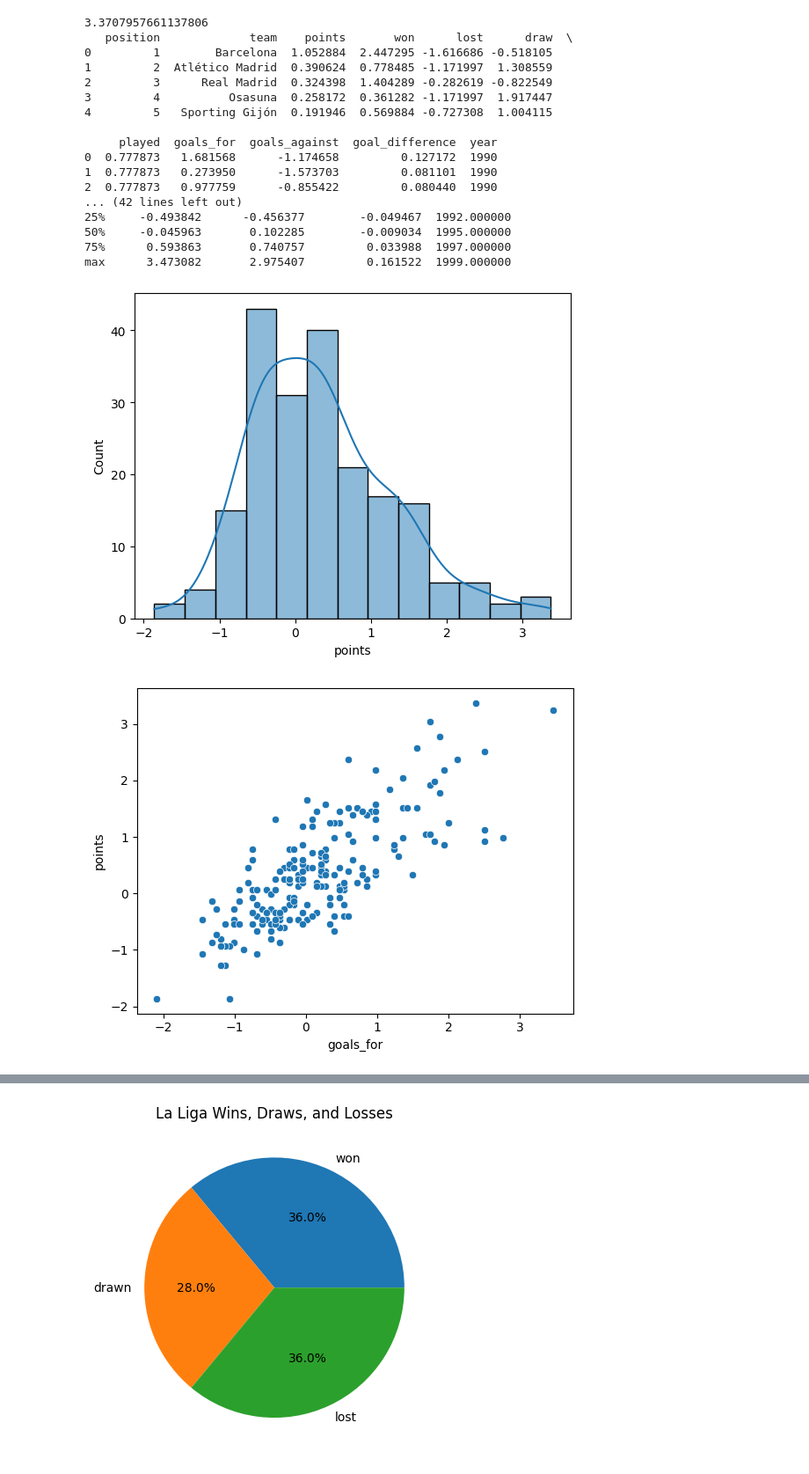
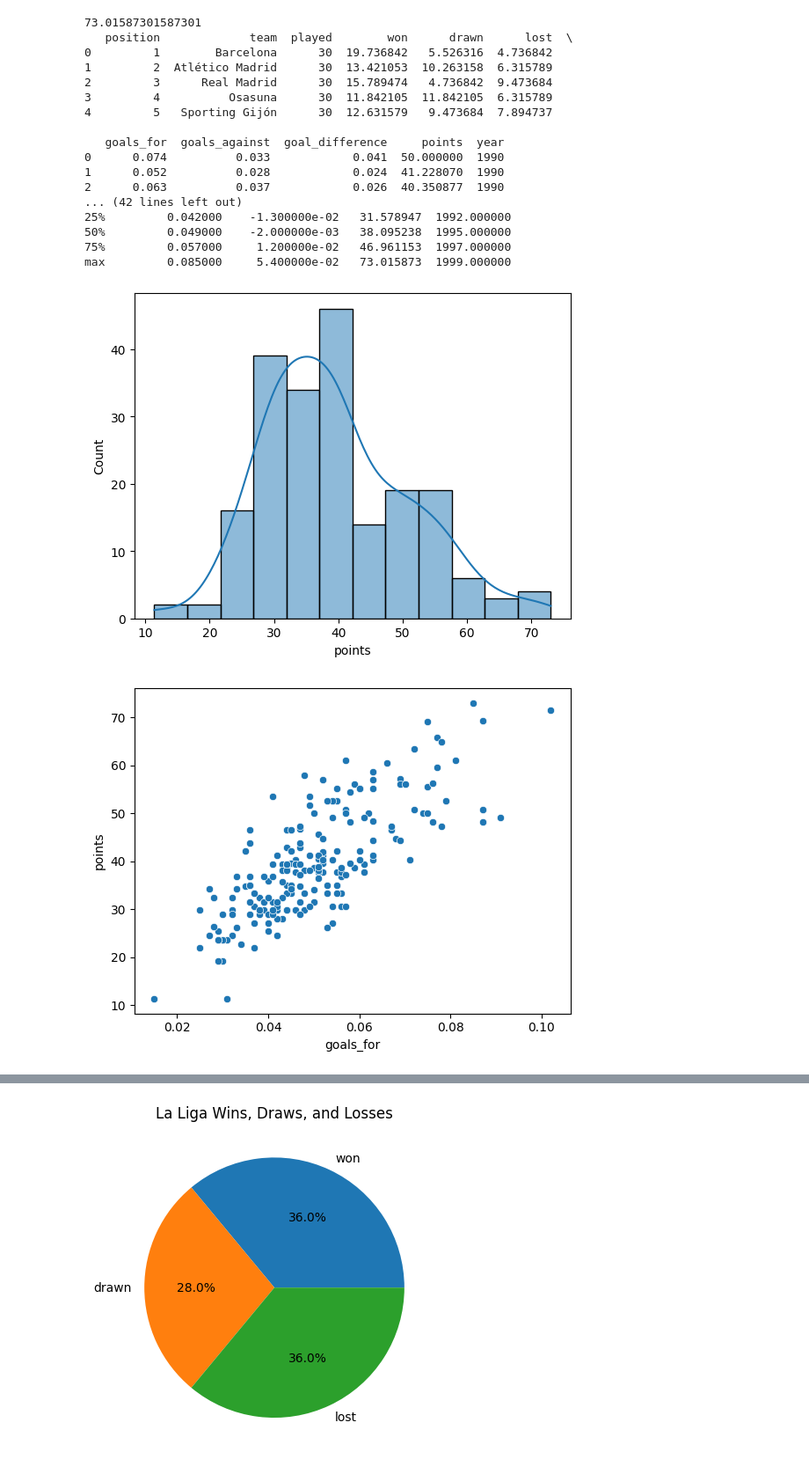
Before and after one commit to shaikhmq20/laliga-winner-predictor, a Jupyter notebook: match_data/eda_1990-00.ipynb, the cells around one changed output, grey strips where cells are left out. Shown: that part at 88% size. Drawn from its saved outputs; the diff is of its cells as text; code cells hidden in the pictures.

```diff
--- a/match_data/eda_1990-00.ipynb
+++ b/match_data/eda_1990-00.ipynb
@@ -2,20 +2,8 @@
 import pandas as pd
 import matplotlib.pyplot as plt
 import seaborn as sns
-arr=[]
-year1=1990
-year2=1991
-while(year1!=2000):
-    string=str(year1)+"-"+str(year2)[2:]
-    final_string="./normalized_data/"+string+"_normalized.csv"
-    arr.append(final_string)
-    year1=year1+1
-    year2=year2+1
-data_frames = []
-for file_name in arr:
-    data = pd.read_csv(file_name)
-    data_frames.append(data)
-la_liga = pd.concat(data_frames)
+
+la_liga = pd.read_csv("../normalized_data/1990-2000.csv")
 
 
 
@@ -23,51 +11,48 @@ la_liga = pd.concat(data_frames)
 
 
 
 
-data= la_liga[['position', 'team', 'points', 'won', 'lost', 'draw', 'played', 'goals_for', 'goal_difference']]
+data= la_liga[['position', 'team', 'points', 'won', 'lost', 'drawn', 'played', 'goals_for', 'goal_difference']]
 
 print(max(data["points"]))
 print(la_liga.head())
 
 
 print(la_liga.shape)
 
 
 print(la_liga.dtypes)
 
 
 print(la_liga.isnull().sum())
 
 
 print(la_liga.describe())
 
 
 sns.histplot(la_liga['points'], kde=True)
 plt.show()
 
 
 sns.scatterplot(x='goals_for', y='points', data=la_liga)
 plt.show()
-
-sns.heatmap(la_liga.corr(), annot=True, cmap='coolwarm')
-plt.show()
 # %% [output]
-3.3707957661137806
-   position             team    points       won      lost      draw  \
-0         1        Barcelona  1.052884  2.447295 -1.616686 -0.518105
-1         2  Atlético Madrid  0.390624  0.778485 -1.171997  1.308559
-2         3      Real Madrid  0.324398  1.404289 -0.282619 -0.822549
-3         4          Osasuna  0.258172  0.361282 -1.171997  1.917447
-4         5   Sporting Gijón  0.191946  0.569884 -0.727308  1.004115
+73.01587301587301
+   position             team  played        won      drawn      lost  \
+0         1        Barcelona      30  19.736842   5.526316  4.736842
+1         2  Atlético Madrid      30  13.421053  10.263158  6.315789
+2         3      Real Madrid      30  15.789474   4.736842  9.473684
+3         4          Osasuna      30  11.842105  11.842105  6.315789
+4         5   Sporting Gijón      30  12.631579   9.473684  7.894737
 
-     played  goals_for  goals_against  goal_difference  year
-0  0.777873   1.681568      -1.174658         0.127172  1990
-1  0.777873   0.273950      -1.573703         0.081101  1990
-2  0.777873   0.977759      -0.855422         0.080440  1990
+   goals_for  goals_against  goal_difference     points  year
+0      0.074          0.033            0.041  50.000000  1990
+1      0.052          0.028            0.024  41.228070  1990
+2      0.063          0.037            0.026  40.350877  1990
 ... (42 lines left out)
-25%     -0.493842      -0.456377        -0.049467  1992.000000
-50%     -0.045963       0.102285        -0.009034  1995.000000
-75%      0.593863       0.740757         0.033988  1997.000000
-max      3.473082       2.975407         0.161522  1999.000000
+25%         0.042000    -1.300000e-02   31.578947  1992.000000
+50%         0.049000    -2.000000e-03   38.095238  1995.000000
+75%         0.057000     1.200000e-02   46.961153  1997.000000
+max         0.085000     5.400000e-02   73.015873  1999.000000
-[figure, old version]
+[figure, new version]
-[figure, old version]
+[figure, new version]
```
Also changed, not shown: parts of 3 cells of this notebook, 10 other files.
